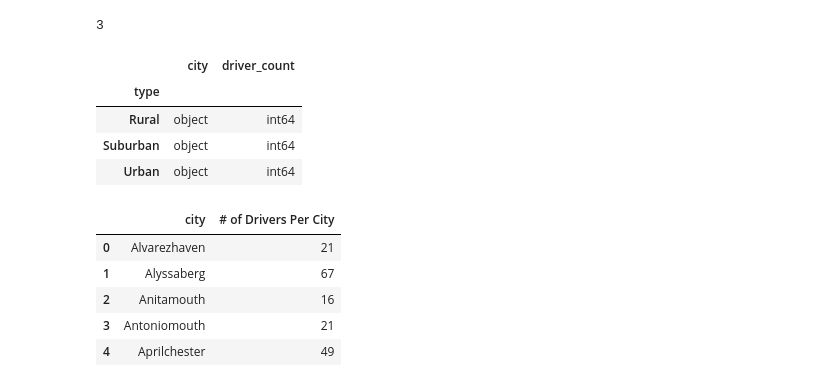
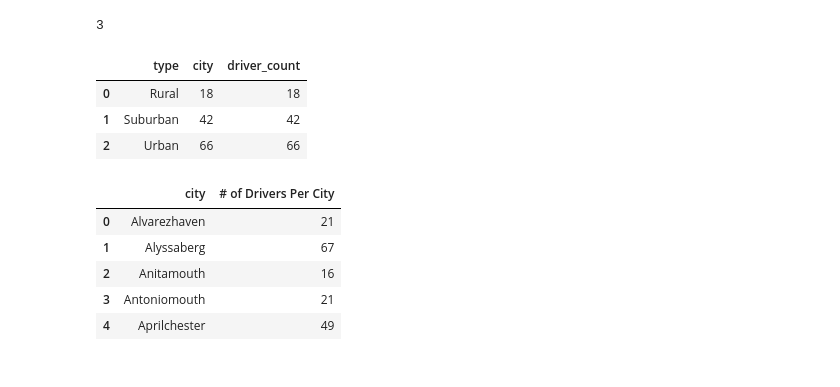
Before and after one commit to newlancealot/python-challenge, a Jupyter notebook: Pyber_Newbolt.ipynb, the cells around one changed output. Saved outputs shown, nothing was run; the diff lists cells and outputs as text; code cells hidden in the pictures.

```diff
--- a/Pyber_Newbolt.ipynb
+++ b/Pyber_Newbolt.ipynb
@@ -112,14 +112,14 @@ TypeCity.head()
 len(TypeCity["city"])
 # %% [output]
 3
-# %%
-TypeCity.dtypes
-# %% [output]
-|  | city | driver_count |
-| type |  |  |
-| Rural | object | int64 |
-| Suburban | object | int64 |
-| Urban | object | int64 |
+# %%
+TypeCity=TypeCity.reset_index()
+TypeCity
+# %% [output]
+|  | type | city | driver_count |
+| 0 | Rural | 18 | 18 |
+| 1 | Suburban | 42 | 42 |
+| 2 | Urban | 66 | 66 |
 # %%
 #Not needed
 #found driver per cit on combined....
```
Also changed, not shown: parts of 4 cells of this notebook.
